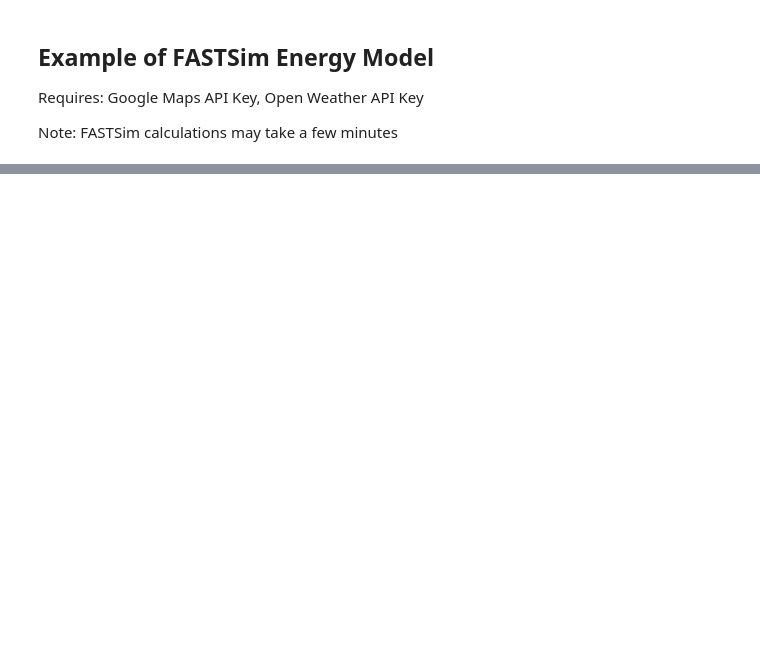
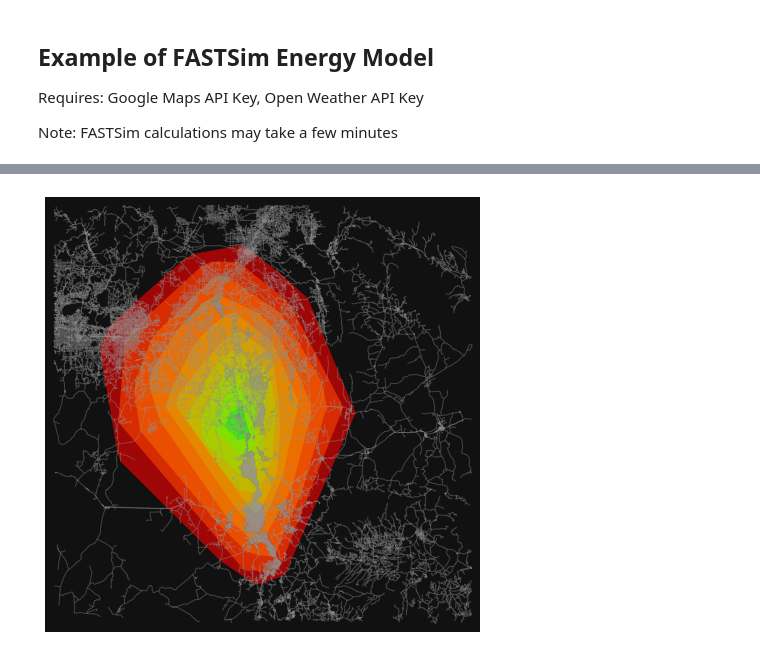
Before and after one commit to DIRECTLab/EVPRE, a Jupyter notebook: main.ipynb, the cells around one changed output, grey strips where cells are left out. Cells and saved outputs as stored; diff of their text form; code cells hidden in the pictures; blank space fills up the shorter version.

```diff
--- a/main.ipynb
+++ b/main.ipynb
@@ -45,7 +45,7 @@ range_estimator_simple_model.generate_isochrone()
 
  Note: FASTSim calculations may take a few minutes
 # %%
-route_estimator_fastsim_model = RouteEstimator(Config("FASTSIM"))
+route_estimator_fastsim_model = RouteEstimator(Config("FASTSIM"), graph=route_estimator_length.get_graph())
 route_estimator_fastsim_model.activate_energy_model()
 route_map_fastsim_e = route_estimator_fastsim_model.create_map()
 route_map_fastsim_e
@@ -57 +70,6 @@ Warning: There is a problem with conservation of energy.
 Map(center=[41.740563, -111.81391], controls=(ZoomControl(options=['position', 'zoom_in_text', 'zoom_in_title'…
+# %%
+range_estimator_fastsim_model = RangeEstimator(Config("FASTSIM"), route_estimator_fastsim_model.get_graph())
+range_estimator_fastsim_model.generate_isochrone()
+# %% [output]
+[figure, added]
```
Also changed, not shown: parts of 4 cells of this notebook, 3 other files.
